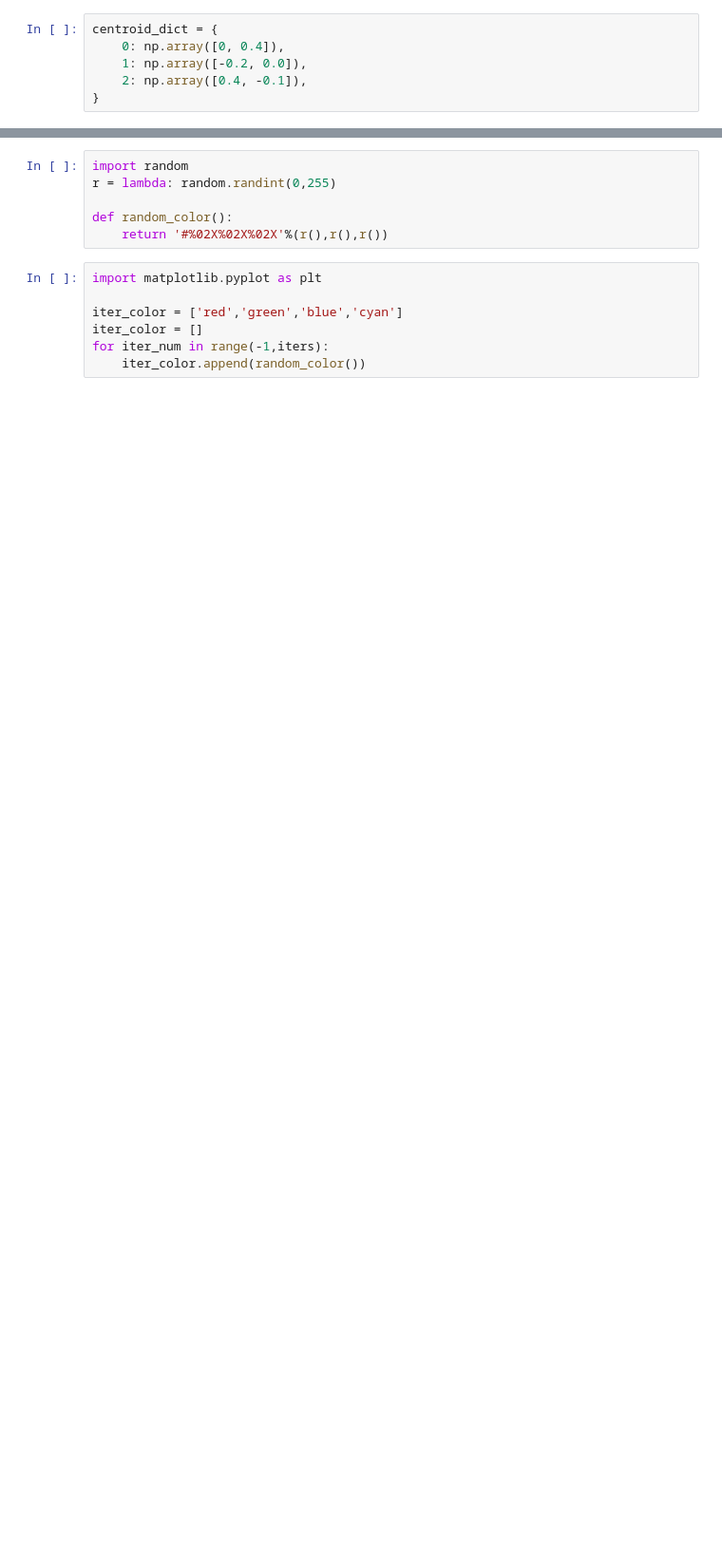
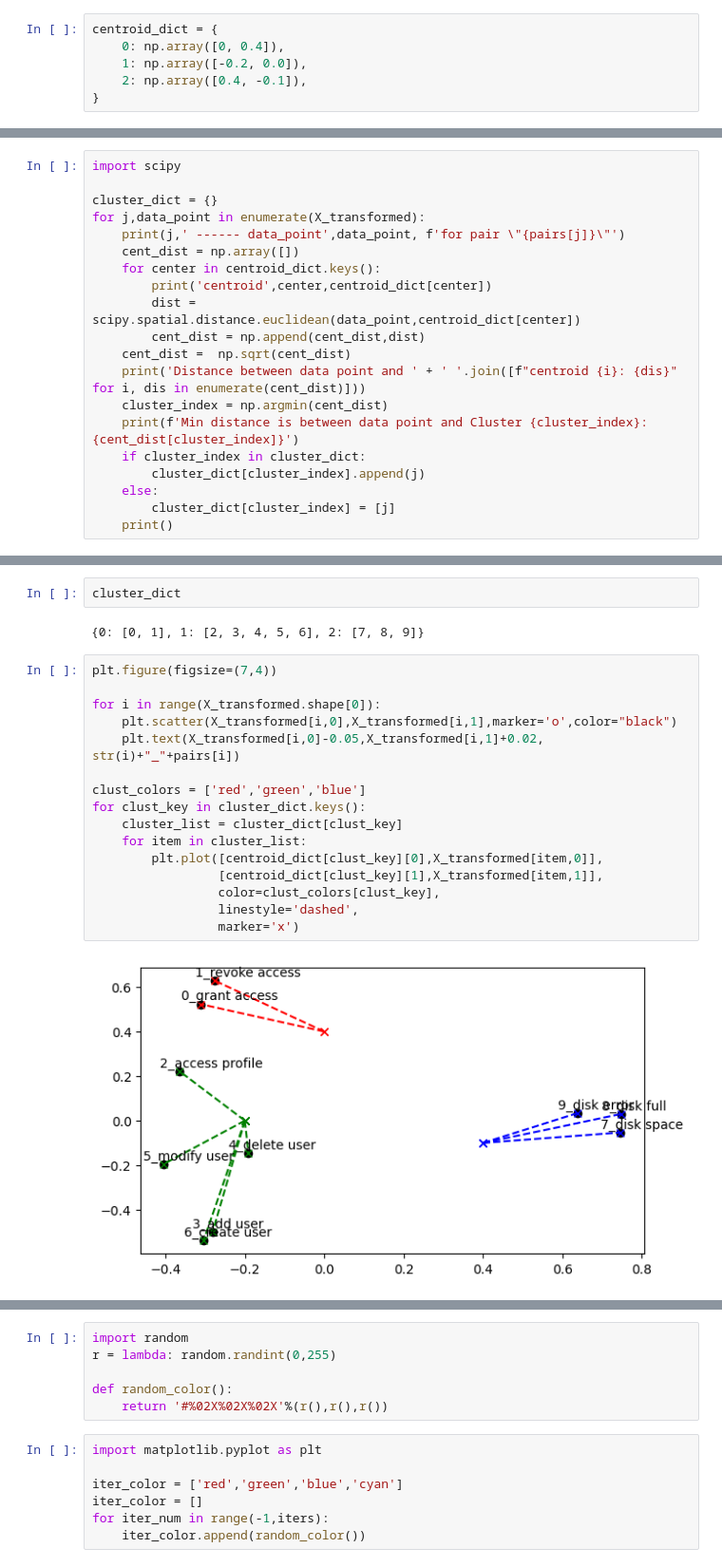
Before and after one commit to enoten/ml-numpy-pytorch, a Jupyter notebook: K-means Clustering for Embeddings.ipynb, the cells around one changed output, grey strips where cells are left out. Shown at 95% size. Cells and saved outputs as stored; diff of their text form; blank space fills up the shorter version.

Commit message:
updated dictionary logic to store centroids

```diff
--- a/K-means Clustering for Embeddings.ipynb
+++ b/K-means Clustering for Embeddings.ipynb
@@ -103,0 +94,20 @@ for i in range(3):
+# %%
+import scipy
+
+cluster_dict = {}
+for j,data_point in enumerate(X_transformed):
+    print(j,' ------ data_point',data_point, f'for pair \"{pairs[j]}\"')
+    cent_dist = np.array([])
+    for center in centroid_dict.keys():
+        print('centroid',center,centroid_dict[center])
+        dist = scipy.spatial.distance.euclidean(data_point,centroid_dict[center])
+        cent_dist = np.append(cent_dist,dist)
+    cent_dist =  np.sqrt(cent_dist)
+    print('Distance between data point and ' + ' '.join([f"centroid {i}: {dis}" for i, dis in enumerate(cent_dist)]))
+    cluster_index = np.argmin(cent_dist)
+    print(f'Min distance is between data point and Cluster {cluster_index}: {cent_dist[cluster_index]}')
+    if cluster_index in cluster_dict:
+        cluster_dict[cluster_index].append(j)
+    else:
+        cluster_dict[cluster_index] = [j]
+    print()
@@ -103,0 +132,22 @@ for i in range(3):
+# %%
+cluster_dict
+# %% [output]
+{0: [0, 1], 1: [2, 3, 4, 5, 6], 2: [7, 8, 9]}
+# %%
+plt.figure(figsize=(7,4))
+
+for i in range(X_transformed.shape[0]):
+    plt.scatter(X_transformed[i,0],X_transformed[i,1],marker='o',color="black")
+    plt.text(X_transformed[i,0]-0.05,X_transformed[i,1]+0.02, str(i)+"_"+pairs[i])
+
+clust_colors = ['red','green','blue']
+for clust_key in cluster_dict.keys():
+    cluster_list = cluster_dict[clust_key]
+    for item in cluster_list:
+        plt.plot([centroid_dict[clust_key][0],X_transformed[item,0]],
+                 [centroid_dict[clust_key][1],X_transformed[item,1]],
+                 color=clust_colors[clust_key],
+                 linestyle='dashed',
+                 marker='x')
+# %% [output]
+[figure, added]
```
Also changed, not shown: parts of 42 cells of this notebook.
